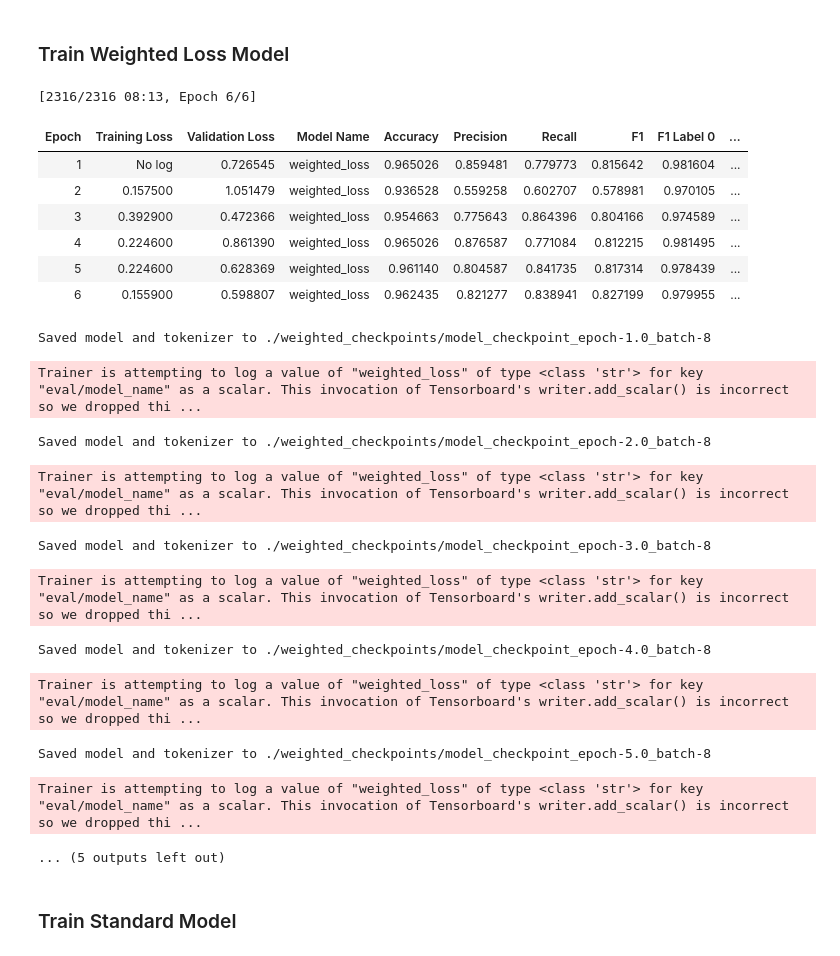
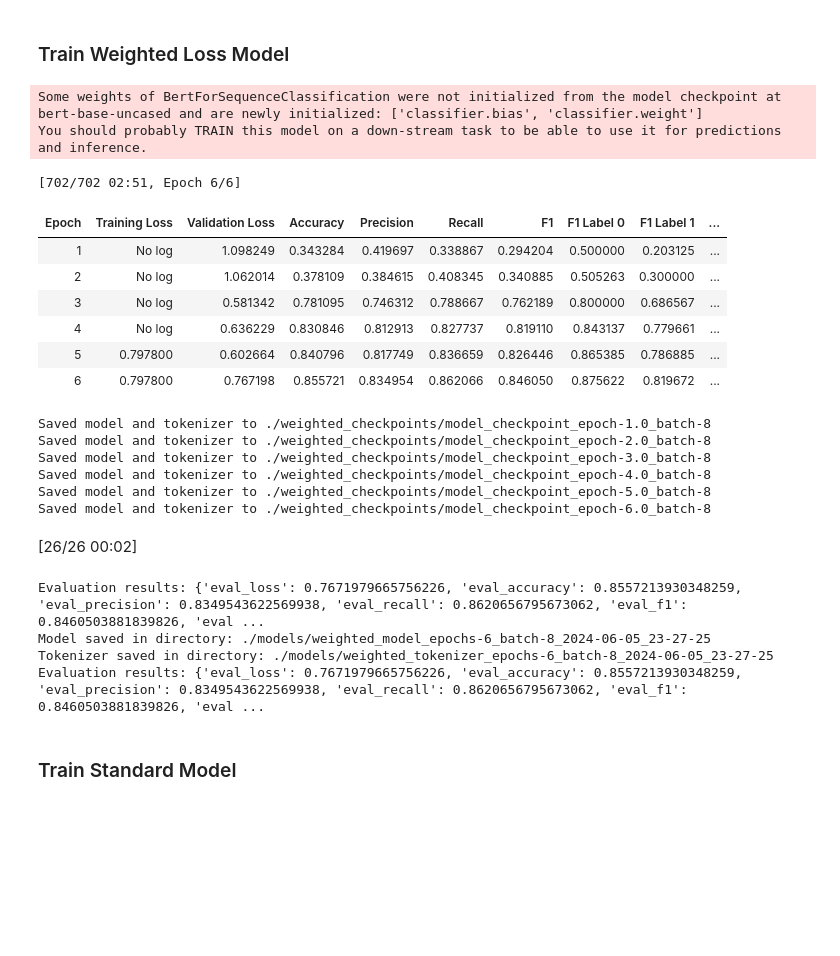
Before and after one commit to Houdanait/PoliticalTextandAttitudes, a Jupyter notebook: data/fine_tune_bert_alt.ipynb, the cells around one changed output. Drawn from its saved outputs; the diff is of its cells as text; code cells hidden in the pictures; blank space fills up the shorter version.

Commit message:
fine tune bert alt and other notebooks updated

```diff
--- a/data/fine_tune_bert_alt.ipynb
+++ b/data/fine_tune_bert_alt.ipynb
@@ -74,6 +74,7 @@ import uuid
 # Load the non-matching utterances dataset
 with open('non_matching_utterances_sample.json', 'r') as f:
     non_matching_data = json.load(f)
+print(len(non_matching_data))
 non_matching_df = pd.DataFrame(non_matching_data)
 
 # Adjust the function to ensure it correctly handles word selection
@@ -81,7 +82,7 @@ def augment_non_matching_rows(row):
     rows = []
     statement = row['statement']
     words = statement.split()
-    random_sample_num = min(3, len(words))
+    random_sample_num = min(2, len(words))
     random_indices = random.sample(range(len(words)), random_sample_num)
     for i in range(random_sample_num):
         idx = random_indices[i]
@@ -201,7 +209,7 @@ def compute_metrics(p):
 # %% [markdown]
 ### Dataset - Train/Eval/Test, Evaluate Metrics
 # %%
-# regen_data = True
+regen_data = True
 import pickle
 
 import logging
@@ -216,9 +224,9 @@ def tokenize_function(examples):
 
 
 # File paths for saved datasets
-train_file = 'train_dataset.pkl'
-eval_file = 'eval_dataset.pkl'
-test_file = 'test_dataset.pkl'
+train_file = 'train_dataset_nonaug.pkl'
+eval_file = 'eval_dataset_nonaug.pkl'
+test_file = 'test_dataset_nonaug.pkl'
 
 # Function to save a dataset
 def save_dataset(data, filename):
@@ -230,10 +238,10 @@ def load_dataset(filename):
     with open(filename, 'rb') as file:
         return pickle.load(file)
 # Check if regeneration of data is needed
-regen_data = True
 if regen_data:
+    print("Generating new datasets")
     # Split the data into training and evaluation sets
-    train_eval_df, test_df = train_test_split(augmented_df, test_size=0.15, random_state=42, stratify=augmented_df['label'])
+    train_eval_df, test_df = train_test_split(new_df, test_size=0.15, random_state=42, stratify=new_df['label'])
     # Ensure to use train_eval_df for further splitting and stratification
     train_df, eval_df = train_test_split(train_eval_df, test_size=0.1764705882352941, random_state=42, stratify=train_eval_df['label'])
     save_dataset(train_df, train_file)
@@ -325,6 +336,11 @@ class CustomModel(nn.Module):
 # %% [markdown]
 ### Train Weighted Loss Model
 # %%
+from transformers import AutoModelForSequenceClassification
+
+# Load the pre-trained model
+original_model = AutoModelForSequenceClassification.from_pretrained('bert-base-uncased', num_labels=3)
+
 # Initialize the model and ensure it and its weights are on the correct device
 model_with_loss = CustomModel(original_model.to(device), class_weights_tensor.to(device))
 
@@ -354,52 +370,54 @@ trainer = Trainer(
 
 # Train the model
 trainer.train()
 
 # Evaluate the model
 eval_results = trainer.evaluate()
 print("Evaluation results:", eval_results)
 
 import datetime
 # Get current datetime to use as a unique identifier
 current_time = datetime.datetime.now().strftime("%Y-%m-%d_%H-%M-%S")
 
 # Define model parameters to include in the filename
 num_epochs = training_args.num_train_epochs
 batch_size = training_args.per_device_train_batch_size
 
 # Define the directory using the timestamp and model parameters
 model_dir = f'./models/weighted_model_epochs-{num_epochs}_batch-{batch_size}_{current_time}'
 tokenizer_dir = f'./models/weighted_tokenizer_epochs-{num_epochs}_batch-{batch_size}_{current_time}'
 
 # Save the model and tokenizer with detailed names
 model.save_pretrained(model_dir)
 tokenizer.save_pretrained(tokenizer_dir)
 
 print(f"Model saved in directory: {model_dir}")
 print(f"Tokenizer saved in directory: {tokenizer_dir}")
 
 # Print evaluation results
 print("Evaluation results:", eval_results)
 # %% [output]
-[2316/2316 08:13, Epoch 6/6]
+Some weights of BertForSequenceClassification were not initialized from the model checkpoint at bert-base-uncased and are newly initialized: ['classifier.bias', 'classifier.weight']
+You should probably TRAIN this model on a down-stream task to be able to use it for predictions and inference.
+[702/702 02:51, Epoch 6/6]
-| Epoch | Training Loss | Validation Loss | Model Name | Accuracy | Precision | Recall | F1 | F1 Label 0 | ... |
-| 1 | No log | 0.726545 | weighted_loss | 0.965026 | 0.859481 | 0.779773 | 0.815642 | 0.981604 | ... |
-| 2 | 0.157500 | 1.051479 | weighted_loss | 0.936528 | 0.559258 | 0.602707 | 0.578981 | 0.970105 | ... |
-| 3 | 0.392900 | 0.472366 | weighted_loss | 0.954663 | 0.775643 | 0.864396 | 0.804166 | 0.974589 | ... |
-| 4 | 0.224600 | 0.861390 | weighted_loss | 0.965026 | 0.876587 | 0.771084 | 0.812215 | 0.981495 | ... |
-| 5 | 0.224600 | 0.628369 | weighted_loss | 0.961140 | 0.804587 | 0.841735 | 0.817314 | 0.978439 | ... |
-| 6 | 0.155900 | 0.598807 | weighted_loss | 0.962435 | 0.821277 | 0.838941 | 0.827199 | 0.979955 | ... |
+| Epoch | Training Loss | Validation Loss | Accuracy | Precision | Recall | F1 | F1 Label 0 | F1 Label 1 | ... |
+| 1 | No log | 1.098249 | 0.343284 | 0.419697 | 0.338867 | 0.294204 | 0.500000 | 0.203125 | ... |
+| 2 | No log | 1.062014 | 0.378109 | 0.384615 | 0.408345 | 0.340885 | 0.505263 | 0.300000 | ... |
+| 3 | No log | 0.581342 | 0.781095 | 0.746312 | 0.788667 | 0.762189 | 0.800000 | 0.686567 | ... |
+| 4 | No log | 0.636229 | 0.830846 | 0.812913 | 0.827737 | 0.819110 | 0.843137 | 0.779661 | ... |
+| 5 | 0.797800 | 0.602664 | 0.840796 | 0.817749 | 0.836659 | 0.826446 | 0.865385 | 0.786885 | ... |
+| 6 | 0.797800 | 0.767198 | 0.855721 | 0.834954 | 0.862066 | 0.846050 | 0.875622 | 0.819672 | ... |
-Saved model and tokenizer to ./weighted_checkpoints/model_checkpoint_epoch-1.0_batch-8
-Trainer is attempting to log a value of "weighted_loss" of type <class 'str'> for key "eval/model_name" as a scalar. This invocation of Tensorboard's writer.add_scalar() is incorrect so we dropped thi ...
+Saved model and tokenizer to ./weighted_checkpoints/model_checkpoint_epoch-1.0_batch-8
+Saved model and tokenizer to ./weighted_checkpoints/model_checkpoint_epoch-2.0_batch-8
+Saved model and tokenizer to ./weighted_checkpoints/model_checkpoint_epoch-3.0_batch-8
+Saved model and tokenizer to ./weighted_checkpoints/model_checkpoint_epoch-4.0_batch-8
+Saved model and tokenizer to ./weighted_checkpoints/model_checkpoint_epoch-5.0_batch-8
+Saved model and tokenizer to ./weighted_checkpoints/model_checkpoint_epoch-6.0_batch-8
+[26/26 00:02]
-Saved model and tokenizer to ./weighted_checkpoints/model_checkpoint_epoch-2.0_batch-8
+Evaluation results: {'eval_loss': 0.7671979665756226, 'eval_accuracy': 0.8557213930348259, 'eval_precision': 0.8349543622569938, 'eval_recall': 0.8620656795673062, 'eval_f1': 0.8460503881839826, 'eval ...
+Model saved in directory: ./models/weighted_model_epochs-6_batch-8_2024-06-05_23-27-25
+Tokenizer saved in directory: ./models/weighted_tokenizer_epochs-6_batch-8_2024-06-05_23-27-25
+Evaluation results: {'eval_loss': 0.7671979665756226, 'eval_accuracy': 0.8557213930348259, 'eval_precision': 0.8349543622569938, 'eval_recall': 0.8620656795673062, 'eval_f1': 0.8460503881839826, 'eval ...
-Trainer is attempting to log a value of "weighted_loss" of type <class 'str'> for key "eval/model_name" as a scalar. This invocation of Tensorboard's writer.add_scalar() is incorrect so we dropped thi ...
-Saved model and tokenizer to ./weighted_checkpoints/model_checkpoint_epoch-3.0_batch-8
-Trainer is attempting to log a value of "weighted_loss" of type <class 'str'> for key "eval/model_name" as a scalar. This invocation of Tensorboard's writer.add_scalar() is incorrect so we dropped thi ...
-Saved model and tokenizer to ./weighted_checkpoints/model_checkpoint_epoch-4.0_batch-8
-Trainer is attempting to log a value of "weighted_loss" of type <class 'str'> for key "eval/model_name" as a scalar. This invocation of Tensorboard's writer.add_scalar() is incorrect so we dropped thi ...
-Saved model and tokenizer to ./weighted_checkpoints/model_checkpoint_epoch-5.0_batch-8
-Trainer is attempting to log a value of "weighted_loss" of type <class 'str'> for key "eval/model_name" as a scalar. This invocation of Tensorboard's writer.add_scalar() is incorrect so we dropped thi ...
-... (5 outputs left out)
 # %% [markdown]
 ### Train Standard Model
 # %%
```
Also changed, not shown: parts of 10 cells of this notebook, 4 other files.
